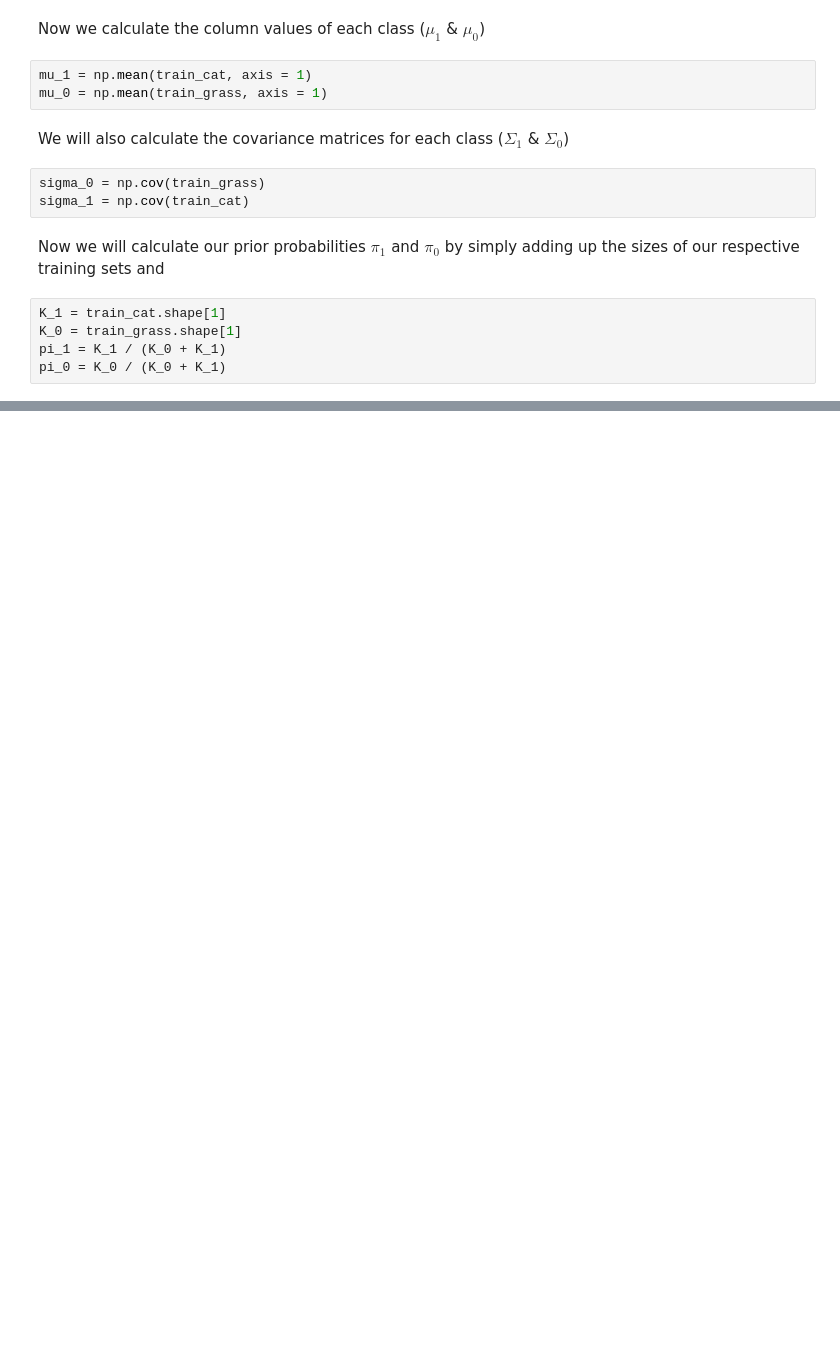
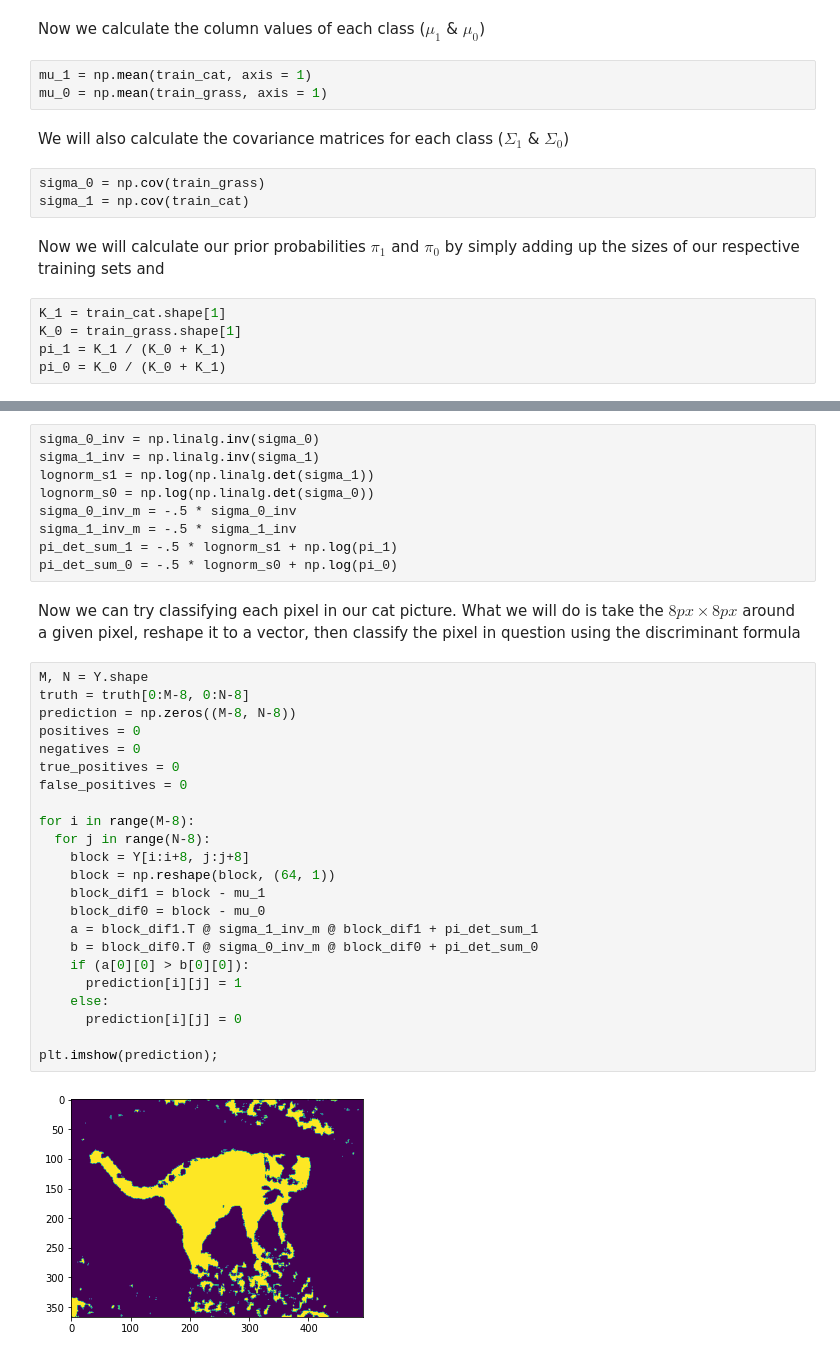
Before and after one commit to upadhyan/ML-Demo, a Jupyter notebook: QDA_Image_Recognition.ipynb, the cells around one changed output, grey strips where cells are left out. Cells and saved outputs as stored; diff of their text form; blank space fills up the shorter version.

```diff
--- a/QDA_Image_Recognition.ipynb
+++ b/QDA_Image_Recognition.ipynb
@@ -53,0 +68,36 @@ pi_0 = K_0 / (K_0 + K_1)
+# %%
+sigma_0_inv = np.linalg.inv(sigma_0)
+sigma_1_inv = np.linalg.inv(sigma_1)
+lognorm_s1 = np.log(np.linalg.det(sigma_1))
+lognorm_s0 = np.log(np.linalg.det(sigma_0))
+sigma_0_inv_m = -.5 * sigma_0_inv
+sigma_1_inv_m = -.5 * sigma_1_inv
+pi_det_sum_1 = -.5 * lognorm_s1 + np.log(pi_1)
+pi_det_sum_0 = -.5 * lognorm_s0 + np.log(pi_0)
+# %% [markdown]
+Now we can try classifying each pixel in our cat picture. What we will do is take the $8px \times 8px$ around a given pixel, reshape it to a vector, then classify the pixel in question using the discriminant formula
+# %%
+M, N = Y.shape
+truth = truth[0:M-8, 0:N-8]
+prediction = np.zeros((M-8, N-8))
+positives = 0
+negatives = 0
+true_positives = 0
+false_positives = 0
+
+for i in range(M-8):
+  for j in range(N-8):
+    block = Y[i:i+8, j:j+8]
+    block = np.reshape(block, (64, 1))
+    block_dif1 = block - mu_1
+    block_dif0 = block - mu_0
+    a = block_dif1.T @ sigma_1_inv_m @ block_dif1 + pi_det_sum_1
+    b = block_dif0.T @ sigma_0_inv_m @ block_dif0 + pi_det_sum_0
+    if (a[0][0] > b[0][0]):
+      prediction[i][j] = 1
+    else:
+      prediction[i][j] = 0
+
+plt.imshow(prediction);
+# %% [output]
+[figure, added]
```
Also changed, not shown: parts of 2 cells of this notebook.
